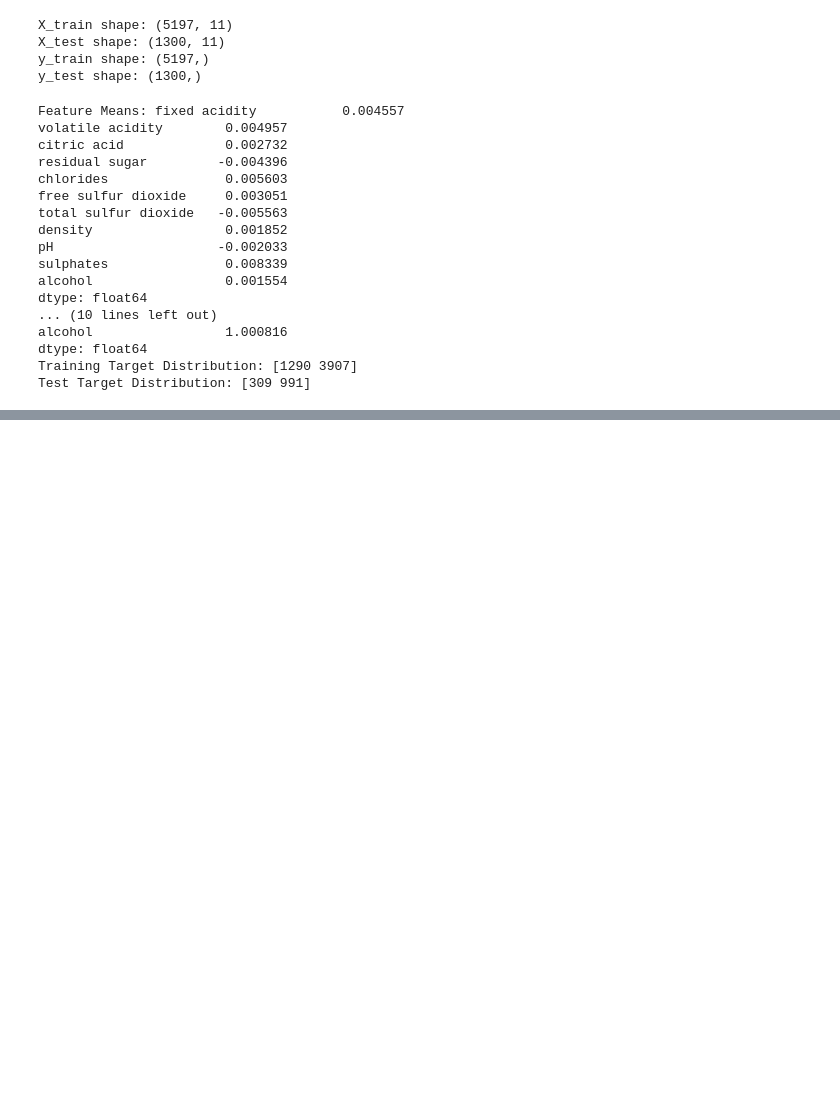
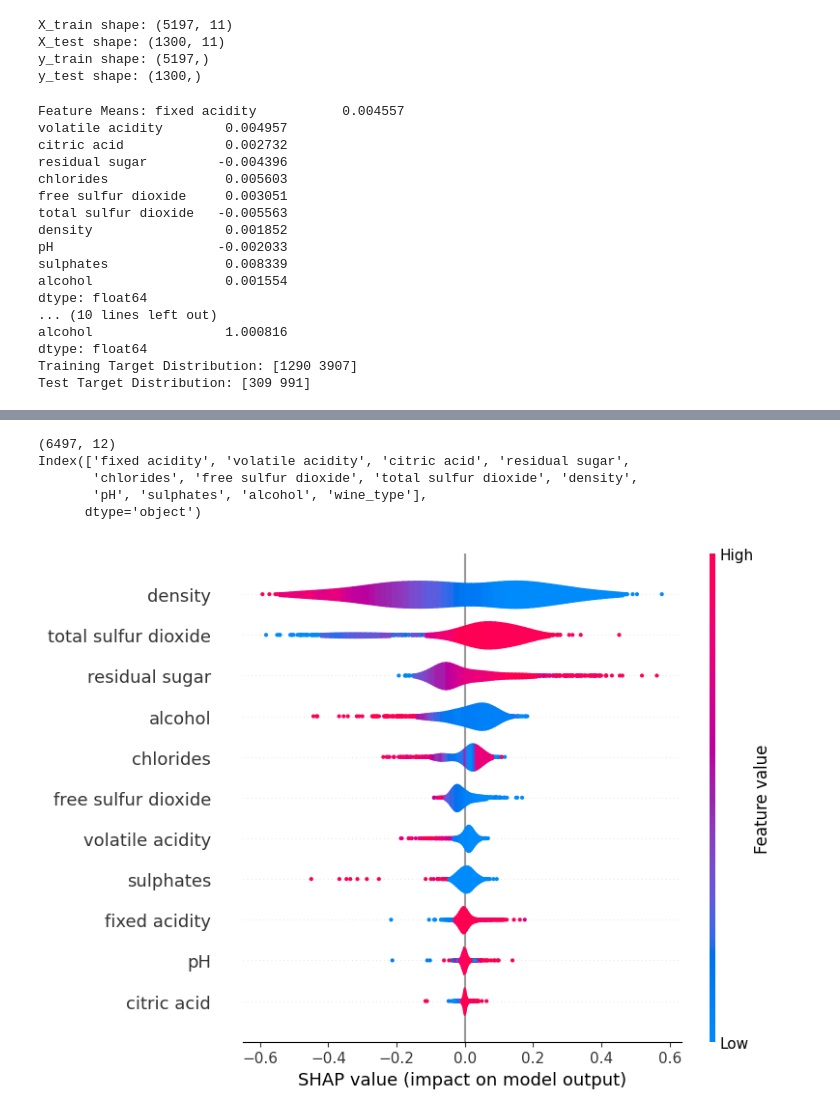
Before and after one commit to Dadoyen2/Artificial-Neural-network-for-the-Analysis-of-Portuguese-wines-Project, a Jupyter notebook: ANN.ipynb, the cells around one changed output, grey strips where cells are left out. Saved outputs shown, nothing was run; the diff lists cells and outputs as text; code cells hidden in the pictures; blank space fills up the shorter version.

```diff
--- a/ANN.ipynb
+++ b/ANN.ipynb
@@ -515,3 +484,24 @@ plt.show()
+# %%
+print(data_combined.shape)
+print(data_combined.columns)
+# %% [output]
+(6497, 12)
+Index(['fixed acidity', 'volatile acidity', 'citric acid', 'residual sugar',
+       'chlorides', 'free sulfur dioxide', 'total sulfur dioxide', 'density',
+       'pH', 'sulphates', 'alcohol', 'wine_type'],
+      dtype='object')
+# %%
+import shap
+
+# Load SHAP library
+explainer = shap.Explainer(best_ANNmodel, X_train)
+shap_values = explainer(X_test)
+
+# Create SHAP summary plot
+plt.figure(figsize=(10, 6))
+shap.summary_plot(shap_values, X_test, plot_type="violin", show=True)
+# %% [output]
+[figure, added]
 # %%
 
 from sklearn.preprocessing import StandardScaler
```
Also changed, not shown: parts of 11 cells of this notebook.
